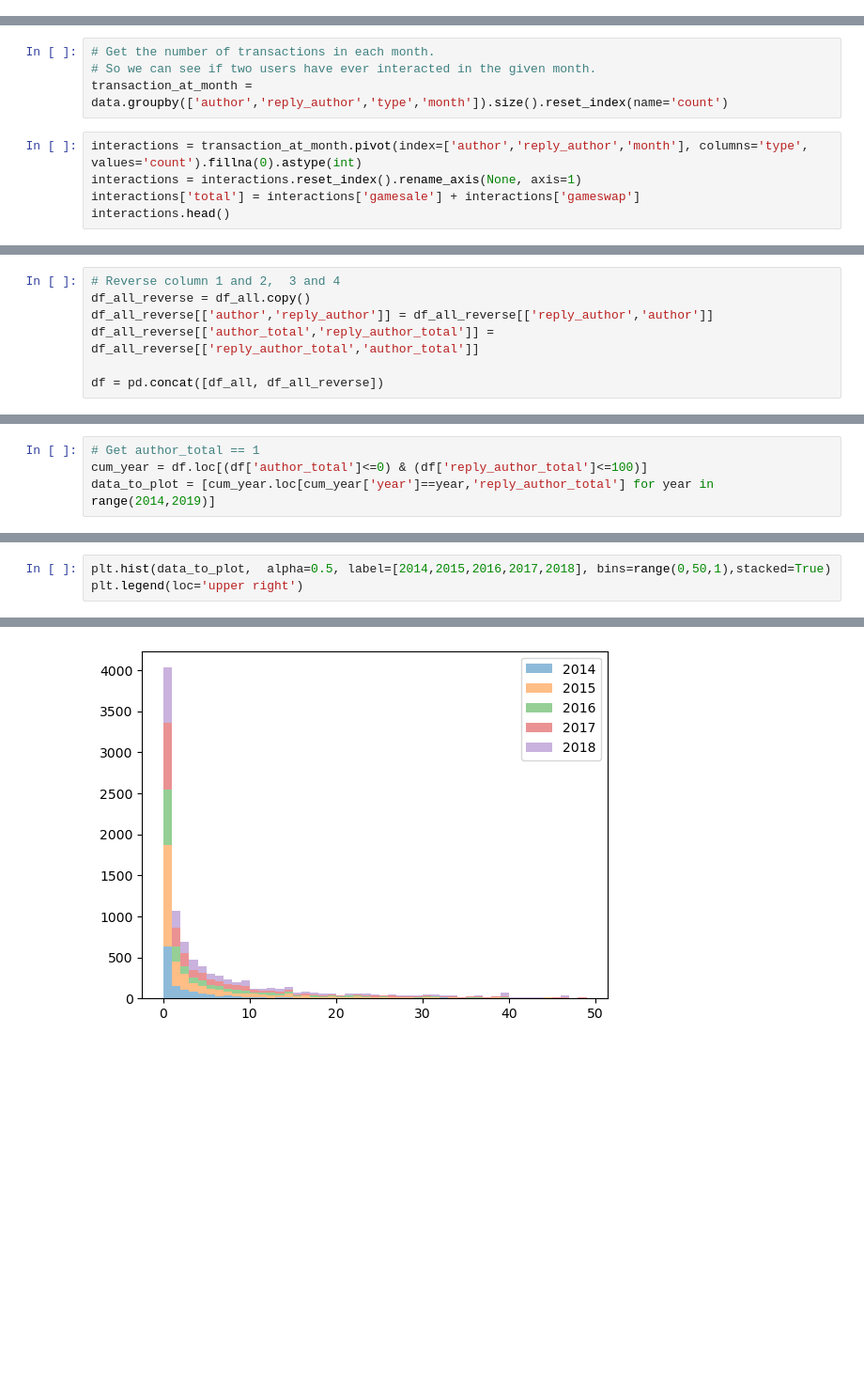
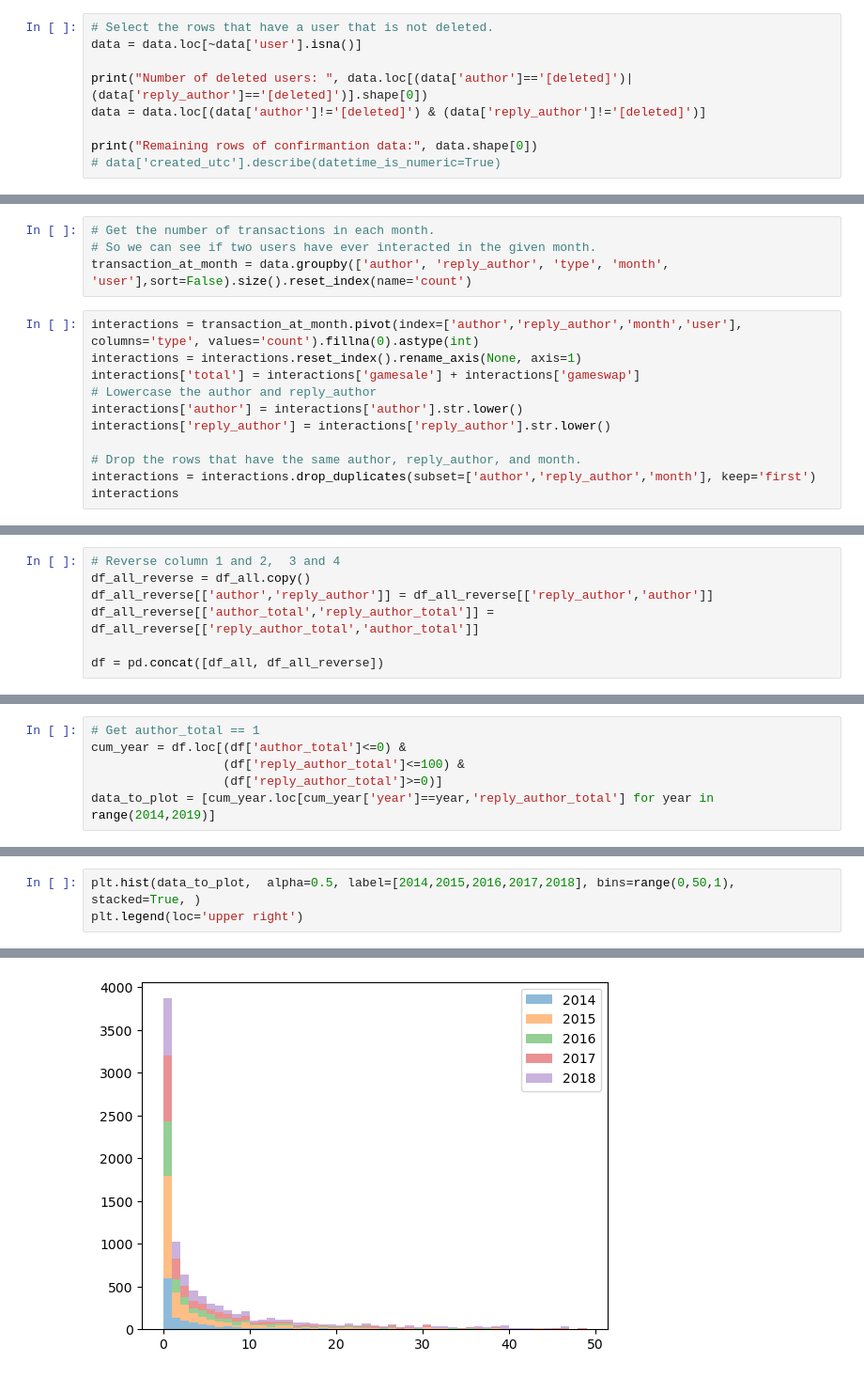
Before and after one commit to Jinyi-Liu/BZAN643-Project, a Jupyter notebook: 03_Reciprocal_Analysis.ipynb, the cells around one changed output, grey strips where cells are left out. Shown: that part at 94% size. Cells and saved outputs as stored; diff of their text form; blank space fills up the shorter version.

```diff
--- a/03_Reciprocal_Analysis.ipynb
+++ b/03_Reciprocal_Analysis.ipynb
@@ -67,0 +49,9 @@ Name: created_utc, dtype: object
+# %%
+# Select the rows that have a user that is not deleted.
+data = data.loc[~data['user'].isna()]
+
+print("Number of deleted users: ", data.loc[(data['author']=='[deleted]')|(data['reply_author']=='[deleted]')].shape[0])
+data = data.loc[(data['author']!='[deleted]') & (data['reply_author']!='[deleted]')]
+
+print("Remaining rows of confirmantion data:", data.shape[0])
+# data['created_utc'].describe(datetime_is_numeric=True)
@@ -98,10 +81,16 @@ months = data['month'].sort_values().unique()
 # %%
 # Get the number of transactions in each month.
 # So we can see if two users have ever interacted in the given month.
-transaction_at_month = data.groupby(['author','reply_author','type','month']).size().reset_index(name='count')
+transaction_at_month = data.groupby(['author', 'reply_author', 'type', 'month', 'user'],sort=False).size().reset_index(name='count')
 # %%
-interactions = transaction_at_month.pivot(index=['author','reply_author','month'], columns='type', values='count').fillna(0).astype(int)
+interactions = transaction_at_month.pivot(index=['author','reply_author','month','user'], columns='type', values='count').fillna(0).astype(int)
 interactions = interactions.reset_index().rename_axis(None, axis=1)
 interactions['total'] = interactions['gamesale'] + interactions['gameswap']
-interactions.head()
+# Lowercase the author and reply_author
+interactions['author'] = interactions['author'].str.lower()
+interactions['reply_author'] = interactions['reply_author'].str.lower()
+
+# Drop the rows that have the same author, reply_author, and month.
+interactions = interactions.drop_duplicates(subset=['author','reply_author','month'], keep='first')
+interactions
 # %% [output]
@@ -181,4 +189,6 @@ df = pd.concat([df_all, df_all_reverse])
 # %%
 # Get author_total == 1
-cum_year = df.loc[(df['author_total']<=0) & (df['reply_author_total']<=100)]
+cum_year = df.loc[(df['author_total']<=0) &
+                  (df['reply_author_total']<=100) &
+                  (df['reply_author_total']>=0)]
 data_to_plot = [cum_year.loc[cum_year['year']==year,'reply_author_total'] for year in range(2014,2019)]
@@ -201,6 +195,6 @@ cum_year.loc[(cum_year['year']==2014)&(cum_year['reply_author_total']<=5)]
 # %%
-plt.hist(data_to_plot,  alpha=0.5, label=[2014,2015,2016,2017,2018], bins=range(0,50,1),stacked=True)
+plt.hist(data_to_plot,  alpha=0.5, label=[2014,2015,2016,2017,2018], bins=range(0,50,1), stacked=True, )
 plt.legend(loc='upper right')
 # %% [output]
 <matplotlib.legend.Legend at 0x...>
-[figure, old version]
+[figure, new version]
```
Also changed, not shown: parts of 23 cells of this notebook.
